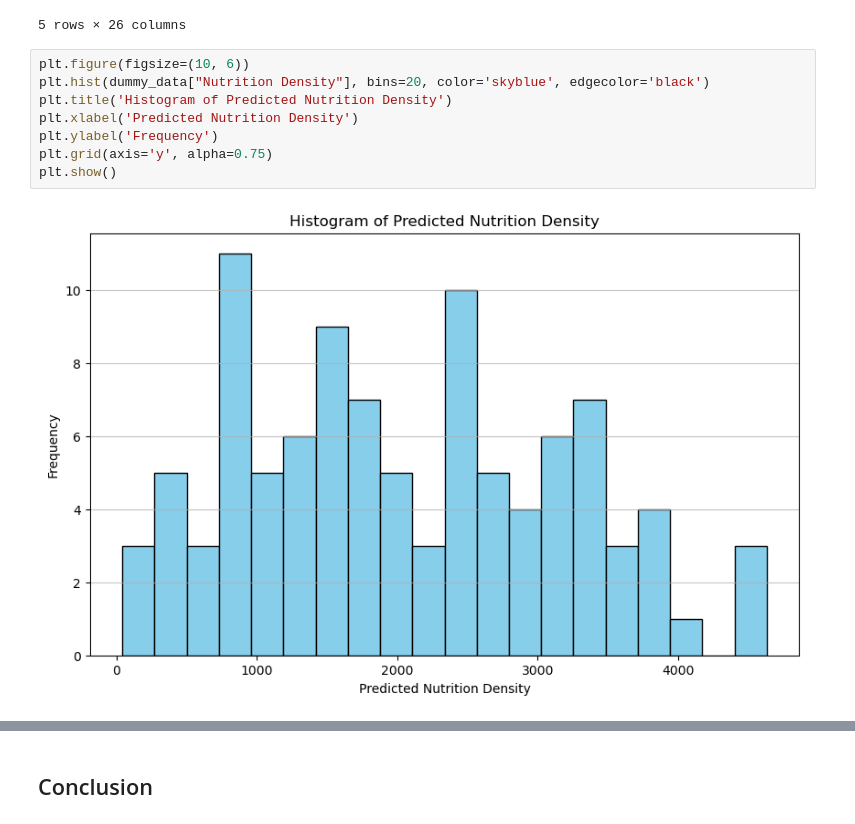
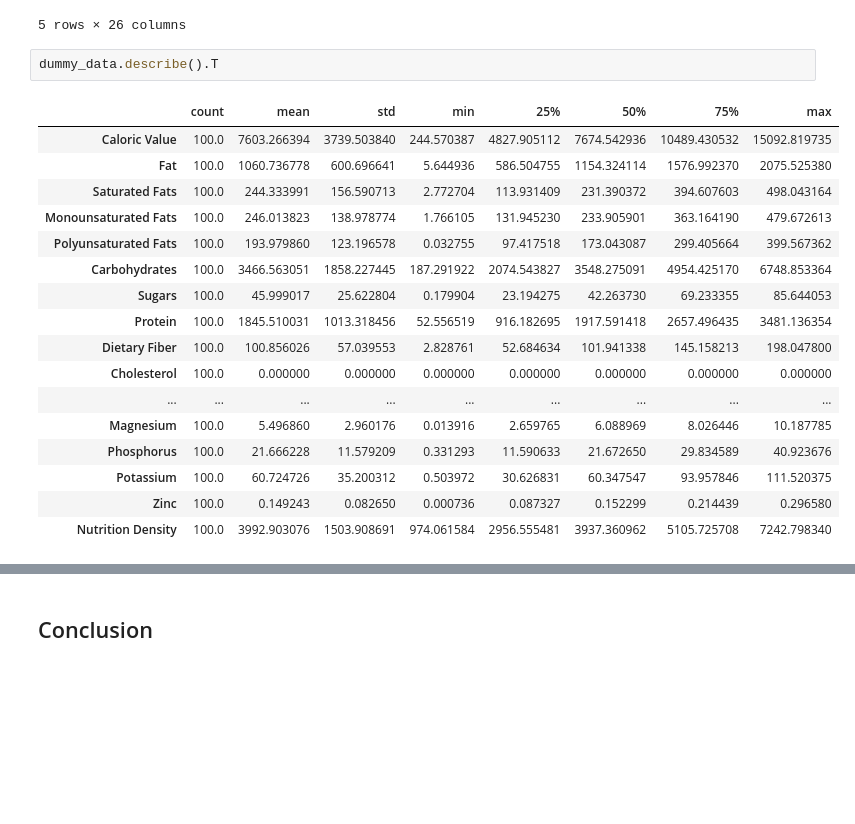
Before and after one commit to Sulbae/OlahGizi-Project, a Jupyter notebook: Nutrition Prediction Model/notebook.ipynb, the cells around one changed output, grey strips where cells are left out. Saved outputs shown, nothing was run; the diff lists cells and outputs as text; blank space fills up the shorter version.

```diff
--- a/Nutrition Prediction Model/notebook.ipynb
+++ b/Nutrition Prediction Model/notebook.ipynb
@@ -1293,13 +1291,23 @@ dummy_data.head()
 | 3 | 8359.696107 | 274.879396 | 498.043164 | 42.411139 | 125.740541 | 867.763125 | ... |
 | 4 | 10909.451883 | 676.159274 | 384.698669 | 112.749205 | 363.885865 | 6078.284502 | ... |
 5 rows × 26 columns
-# %%
-plt.figure(figsize=(10, 6))
-plt.hist(dummy_data["Nutrition Density"], bins=20, color='skyblue', edgecolor='black')
-plt.title('Histogram of Predicted Nutrition Density')
-plt.xlabel('Predicted Nutrition Density')
-plt.ylabel('Frequency')
-plt.grid(axis='y', alpha=0.75)
-plt.show()
-# %% [output]
-[figure, removed]
+# %%
+dummy_data.describe().T
+# %% [output]
+|  | count | mean | std | min | 25% | 50% | 75% | max |
+| Caloric Value | 100.0 | 7603.266394 | 3739.503840 | 244.570387 | 4827.905112 | 7674.542936 | 10489.430532 | 15092.819735 |
+| Fat | 100.0 | 1060.736778 | 600.696641 | 5.644936 | 586.504755 | 1154.324114 | 1576.992370 | 2075.525380 |
+| Saturated Fats | 100.0 | 244.333991 | 156.590713 | 2.772704 | 113.931409 | 231.390372 | 394.607603 | 498.043164 |
+| Monounsaturated Fats | 100.0 | 246.013823 | 138.978774 | 1.766105 | 131.945230 | 233.905901 | 363.164190 | 479.672613 |
+| Polyunsaturated Fats | 100.0 | 193.979860 | 123.196578 | 0.032755 | 97.417518 | 173.043087 | 299.405664 | 399.567362 |
+| Carbohydrates | 100.0 | 3466.563051 | 1858.227445 | 187.291922 | 2074.543827 | 3548.275091 | 4954.425170 | 6748.853364 |
+| Sugars | 100.0 | 45.999017 | 25.622804 | 0.179904 | 23.194275 | 42.263730 | 69.233355 | 85.644053 |
+| Protein | 100.0 | 1845.510031 | 1013.318456 | 52.556519 | 916.182695 | 1917.591418 | 2657.496435 | 3481.136354 |
+| Dietary Fiber | 100.0 | 100.856026 | 57.039553 | 2.828761 | 52.684634 | 101.941338 | 145.158213 | 198.047800 |
+| Cholesterol | 100.0 | 0.000000 | 0.000000 | 0.000000 | 0.000000 | 0.000000 | 0.000000 | 0.000000 |
+| ... | ... | ... | ... | ... | ... | ... | ... | ... |
+| Magnesium | 100.0 | 5.496860 | 2.960176 | 0.013916 | 2.659765 | 6.088969 | 8.026446 | 10.187785 |
+| Phosphorus | 100.0 | 21.666228 | 11.579209 | 0.331293 | 11.590633 | 21.672650 | 29.834589 | 40.923676 |
+| Potassium | 100.0 | 60.724726 | 35.200312 | 0.503972 | 30.626831 | 60.347547 | 93.957846 | 111.520375 |
+| Zinc | 100.0 | 0.149243 | 0.082650 | 0.000736 | 0.087327 | 0.152299 | 0.214439 | 0.296580 |
+| Nutrition Density | 100.0 | 3992.903076 | 1503.908691 | 974.061584 | 2956.555481 | 3937.360962 | 5105.725708 | 7242.798340 |
```
Also changed, not shown: parts of 8 cells of this notebook.
